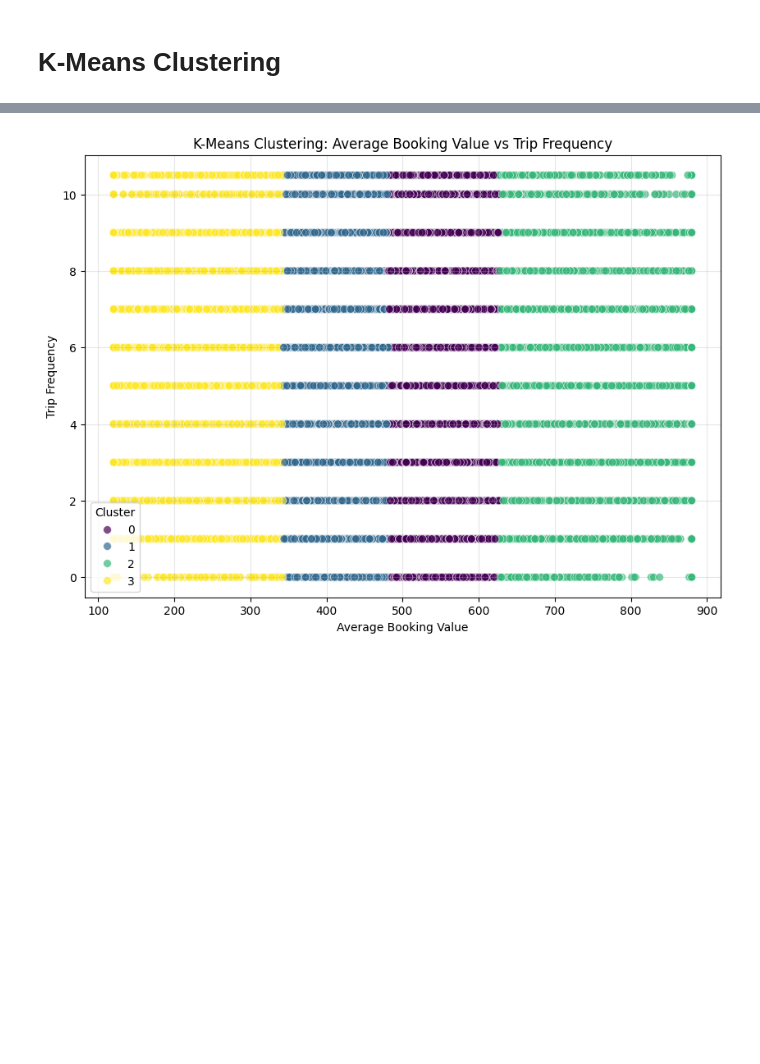
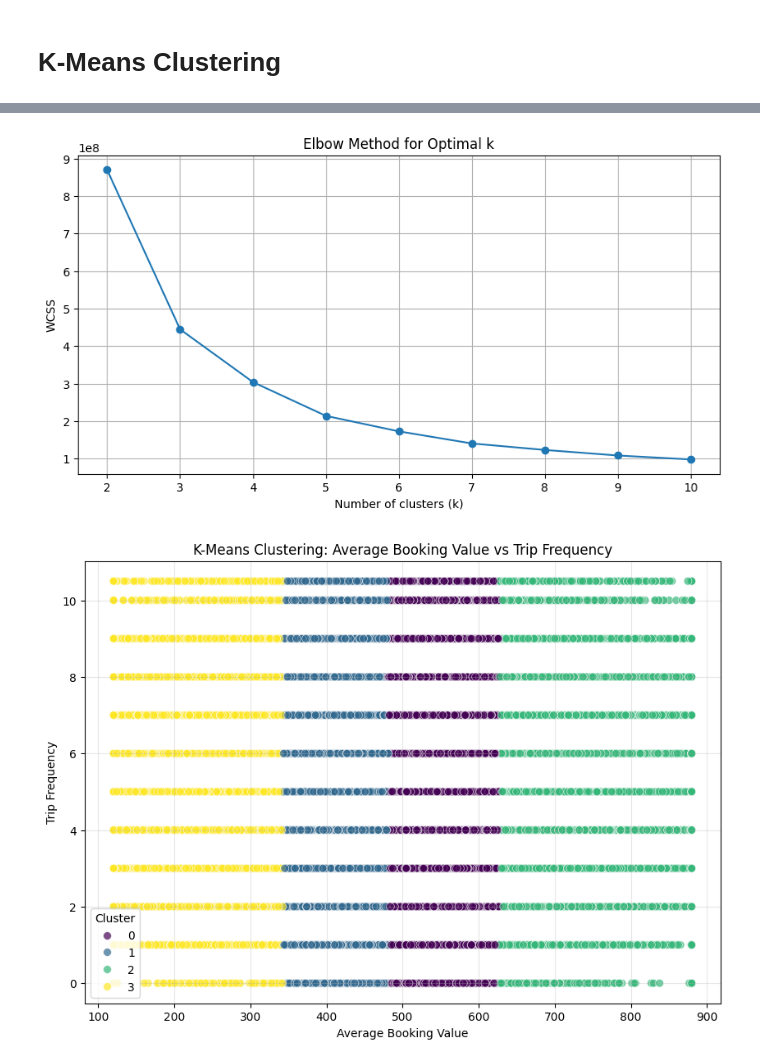
Before and after one commit to adt-kmr/VoyageAI, a Jupyter notebook: notebooks/04_kmeans_clustering.ipynb, the cells around one changed output, grey strips where cells are left out. Drawn from its saved outputs; the diff is of its cells as text; code cells hidden in the pictures; blank space fills up the shorter version.

```diff
--- a/notebooks/04_kmeans_clustering.ipynb
+++ b/notebooks/04_kmeans_clustering.ipynb
@@ -36,21 +54,32 @@ for k in k_range:
 # %%
 # Compute optimal k using hybrid approach
 from kneed import KneeLocator
 
 # Step 1: k with maximum silhouette score
 k_silhouette = k_range[np.nanargmax(silhouette_scores)]
 # Step 2: k from elbow method
 kl = KneeLocator(k_range, wcss, curve="convex", direction="decreasing")
 k_elbow = kl.elbow
 # Step 3: Pick optimal k (hybrid)
 if k_elbow is not None:
     silhouette_at_k_elbow = silhouette_scores[k_range.index(k_elbow)]
     if not np.isnan(silhouette_at_k_elbow) and silhouette_at_k_elbow > 0.25:
         optimal_k = k_elbow
     else:
         optimal_k = k_silhouette
 else:
     optimal_k = k_silhouette
+# drawing graph of elbow curve
+plt.figure(figsize=(10, 5))
+plt.plot(k_range, wcss, marker='o')
+plt.title('Elbow Method for Optimal k')
+plt.xlabel('Number of clusters (k)')
+plt.ylabel('WCSS')
+plt.xticks(k_range)
+plt.grid()
+plt.show()
+# %% [output]
+[figure, added]
 # %%
 kmeans = KMeans(n_clusters=optimal_k, random_state=42, n_init=10)
 cluster_labels = kmeans.fit_predict(X)
```
Also changed, not shown: parts of 2 cells of this notebook, 4 other files.
